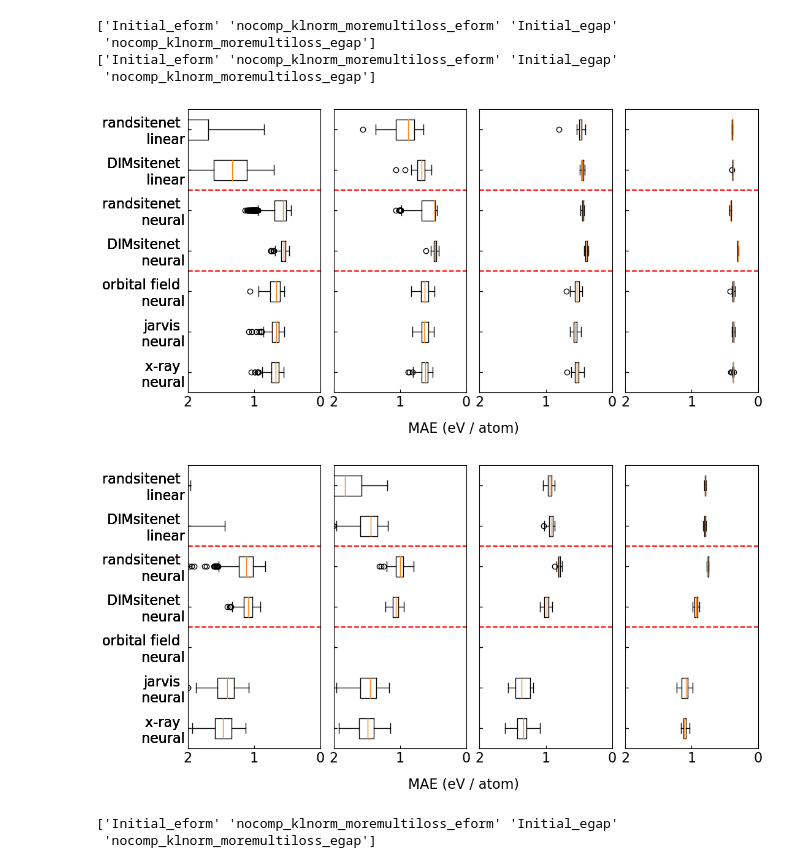
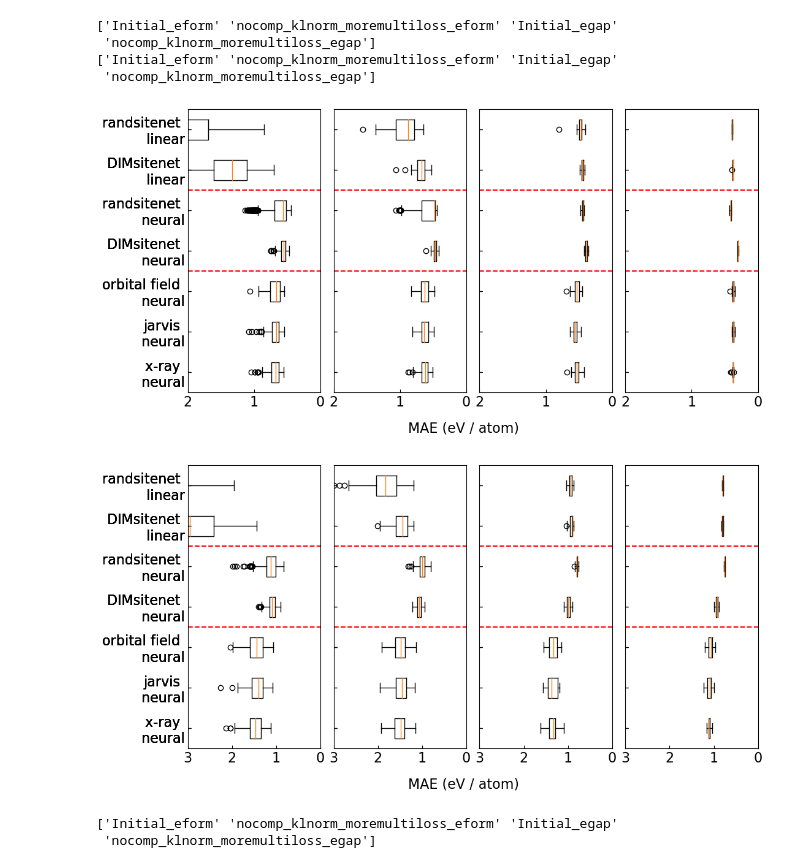
Before and after one commit to mm04926412/Site-Net, a Jupyter notebook: Downstream_MAEs_to_plots.ipynb, the cells around one changed output. Saved outputs shown, nothing was run; the diff lists cells and outputs as text; code cells hidden in the pictures.

```diff
--- a/Downstream_MAEs_to_plots.ipynb
+++ b/Downstream_MAEs_to_plots.ipynb
@@ -143,38 +131,38 @@ for limit,name in zip([50,100,250,1000],["eformorbital_replearn_10.png","eformor
 
 RepMAE = pd.read_csv("Downstream_DIM.csv")
 egaporbitalMAE = pd.read_csv("featurizer_pickles/egaporbital_Downstream_Featurized.csv")
 egapjarvisMAE = pd.read_csv("featurizer_pickles/egapjarvis_Downstream_Featurized.csv")
 egapxrayMAE =  pd.read_csv("featurizer_pickles/egapxray_Downstream_Featurized.csv")
 print(RepMAE["model"].unique())
 
 fig,ax = plt.subplots(1, 4, sharex=False, sharey=True,gridspec_kw={'wspace':0.1, 'hspace':0},figsize=(12,6))
 fig.text(0.5, 0, "MAE (eV / atom)", ha='center')
 
 ax_i = 0
 for limit,name in zip([50,100,250,1000],["egaporbital_replearn_10.png","egaporbital_replearn_50.png","egaporbital_replearn_100.png","egaporbital_replearn_250.png","egaporbital_replearn_1000.png","egaporbital_replearn_10000.png"]):
 
     vectors1 = RepMAE[(RepMAE["limit"] == limit) & (RepMAE["model"] == "Initial_egap")]
     vectors2 = RepMAE[(RepMAE["limit"] == limit) & (RepMAE["model"] == "nocomp_klnorm_moremultiloss_egap")]
-    vectors3 = egaporbitalMAE[(eformorbitalMAE["limit"] == limit) & (eformorbitalMAE["model"] == "egap_OrbitalFieldMatrix")]
-    vectors4 = eformjarvisMAE[(eformjarvisMAE["limit"] == limit) & (eformjarvisMAE["model"] == "egap_jarvis")]
-    vectors5 = eformxrayMAE[(eformxrayMAE["limit"] == limit) & (eformxrayMAE["model"] == "egap_xray")]
+    vectors3 = egaporbitalMAE[(eformorbitalMAE["limit"] == limit) & (egaporbitalMAE["model"] == "egap_orbital")]
+    vectors4 = egapjarvisMAE[(eformjarvisMAE["limit"] == limit) & (egapjarvisMAE["model"] == "egap_jarvis")]
+    vectors5 = egapxrayMAE[(eformxrayMAE["limit"] == limit) & (egapxrayMAE["model"] == "egap_xray")]
 
     ax[ax_i].boxplot([vectors1["lin_MAE"],vectors2["lin_MAE"],vectors1["nn_MAE"],vectors2["nn_MAE"],vectors3["nn_MAE"],vectors4["nn_MAE"],vectors5["nn_MAE"]],labels=["randsitenet \n linear","DIMsitenet \n linear","randsitenet \n neural","DIMsitenet \n neural","orbital field \n neural","jarvis \n neural","x-ray \n neural"],widths=0.5,vert=False)
     [ax[ax_i].axhline(y, color = 'r', linestyle='--') for y in [2.5,4.5]]
     ax[ax_i].set_ylim(7.5,0.5)
-    ax[ax_i].set_xlim(2,0)
+    ax[ax_i].set_xlim(3,0)
 
     ax_i += 1
 
     fig.savefig(name)
     fig.show()
 # %% [output]
 ['Initial_eform' 'nocomp_klnorm_moremultiloss_eform' 'Initial_egap'
  'nocomp_klnorm_moremultiloss_egap']
 ['Initial_eform' 'nocomp_klnorm_moremultiloss_eform' 'Initial_egap'
  'nocomp_klnorm_moremultiloss_egap']
 [figure]
-[figure, old version]
+[figure, new version]
 # %%
 import pandas as pd
 import matplotlib.pyplot as plt
```
Also changed, not shown: parts of 1 cell of this notebook.
